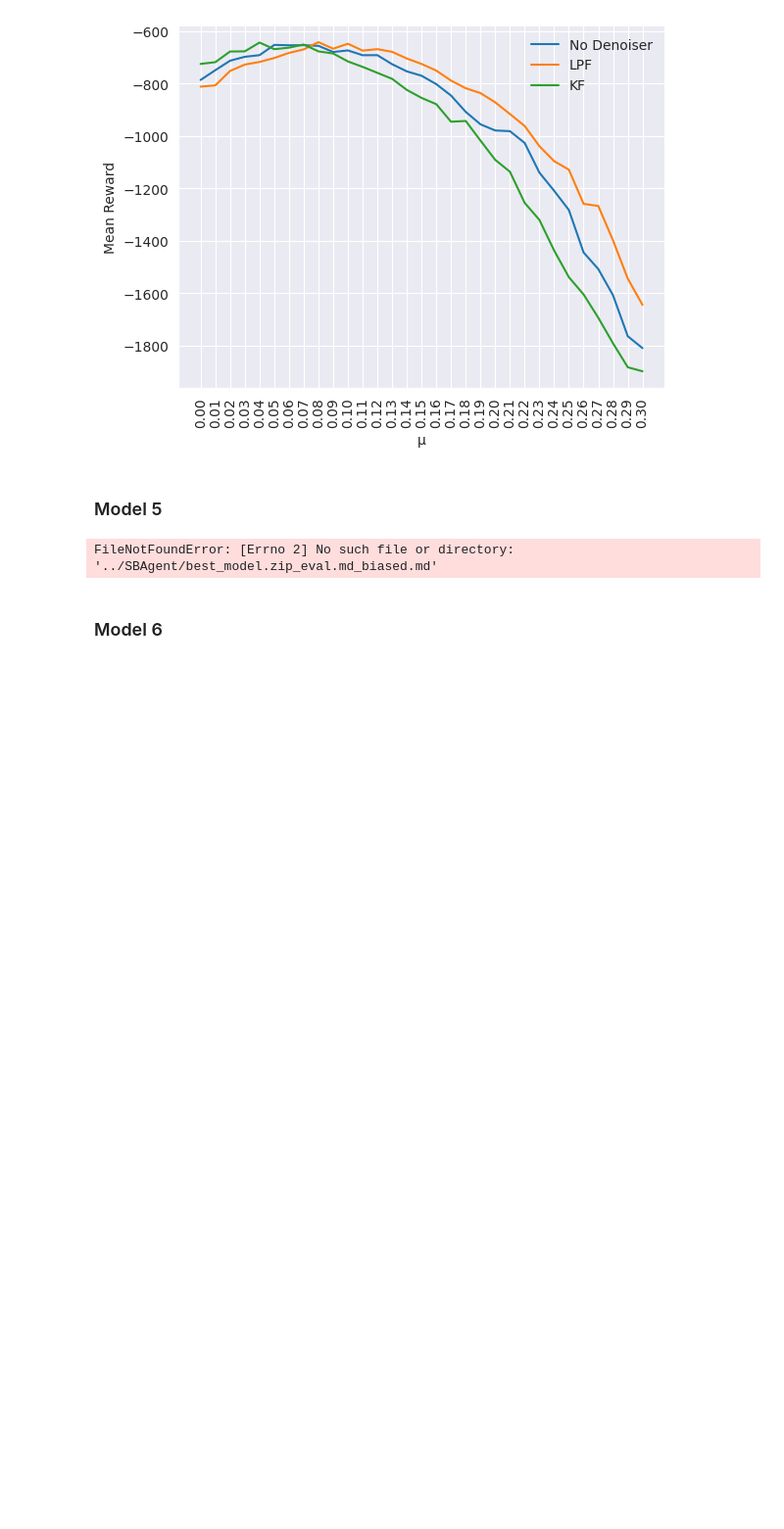
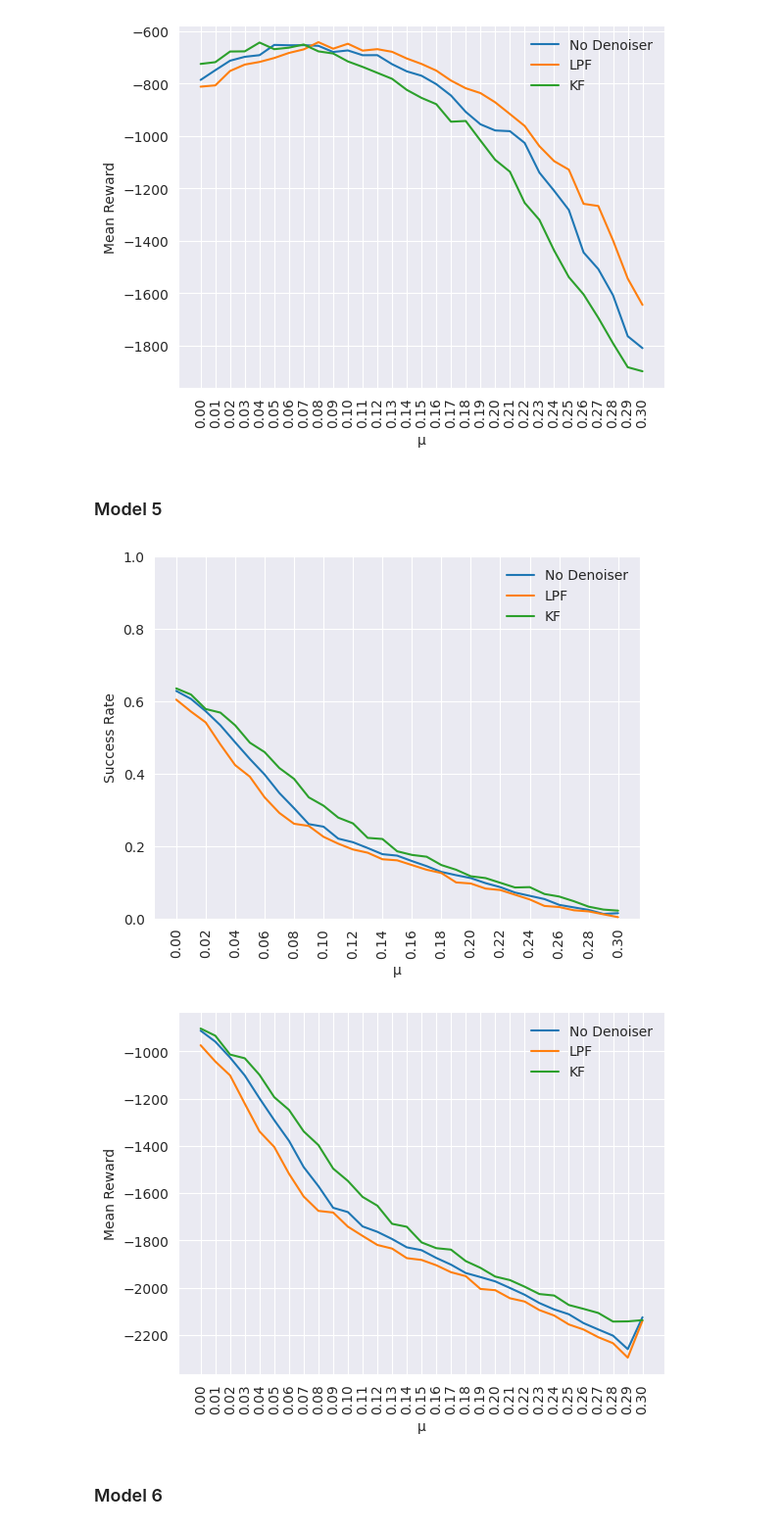
Before and after one commit to thatblueboy/DroneControl, a Jupyter notebook: visualizations/biased_viz.ipynb, the cells around one changed output. Shown at 98% size. Drawn from its saved outputs; the diff is of its cells as text; code cells hidden in the pictures; blank space fills up the shorter version.

Commit message:
model 5 plot

```diff
--- a/visualizations/biased_viz.ipynb
+++ b/visualizations/biased_viz.ipynb
@@ -111,23 +111,24 @@ plt.show()
 # %% [markdown]
 ### Model 5
 # %%
-analysisDataModel3 = parser.parseAnalysisData('../SBAgent/best_model.zip_eval.md_biased.md')
+analysisDataModel3 = parser.parseAnalysisData('../SBAgent/evalResults/model5/best_model.zip_eval.md_biased.md')
 
 plotForDenoiser(analysisDataModel3, 'Success Rate', 'None')
 plotForDenoiser(analysisDataModel3, 'Success Rate', 'LPF')
 plotForDenoiser(analysisDataModel3, 'Success Rate', 'KF')
 plt.ylim(0,1)
 plt.legend(["No Denoiser", "LPF", "KF"], frameon=False)
 plt.xticks(np.arange(0,0.31,0.02))
 plt.show()
 
 plotForDenoiser(analysisDataModel3, 'Mean Reward', 'None')
 plotForDenoiser(analysisDataModel3, 'Mean Reward', 'LPF')
 plotForDenoiser(analysisDataModel3, 'Mean Reward', 'KF')
 plt.legend(["No Denoiser", "LPF", "KF"], frameon=False)
 plt.show()
 # %% [output]
-FileNotFoundError: [Errno 2] No such file or directory: '../SBAgent/best_model.zip_eval.md_biased.md'
+[figure, added]
+[figure, added]
 # %% [markdown]
 ### Model 6
 # %%
```
